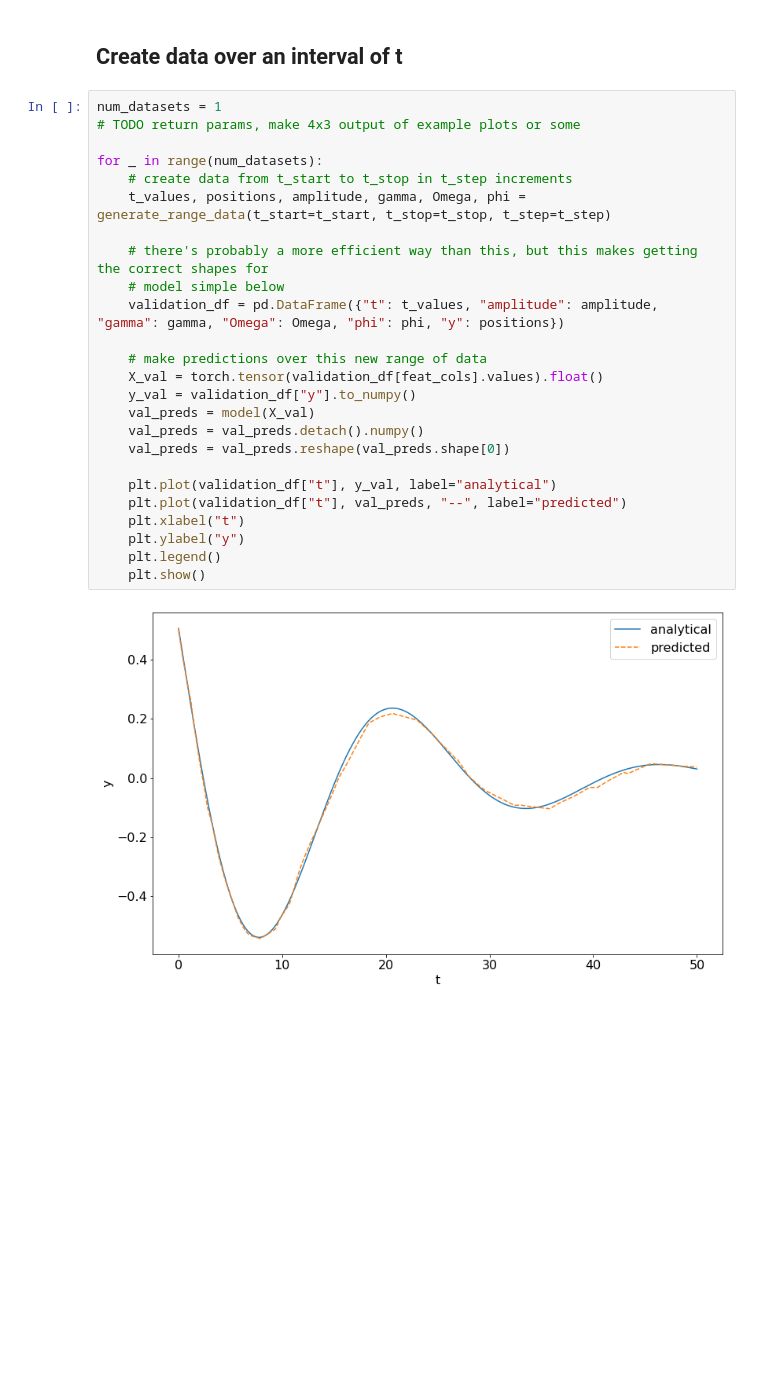
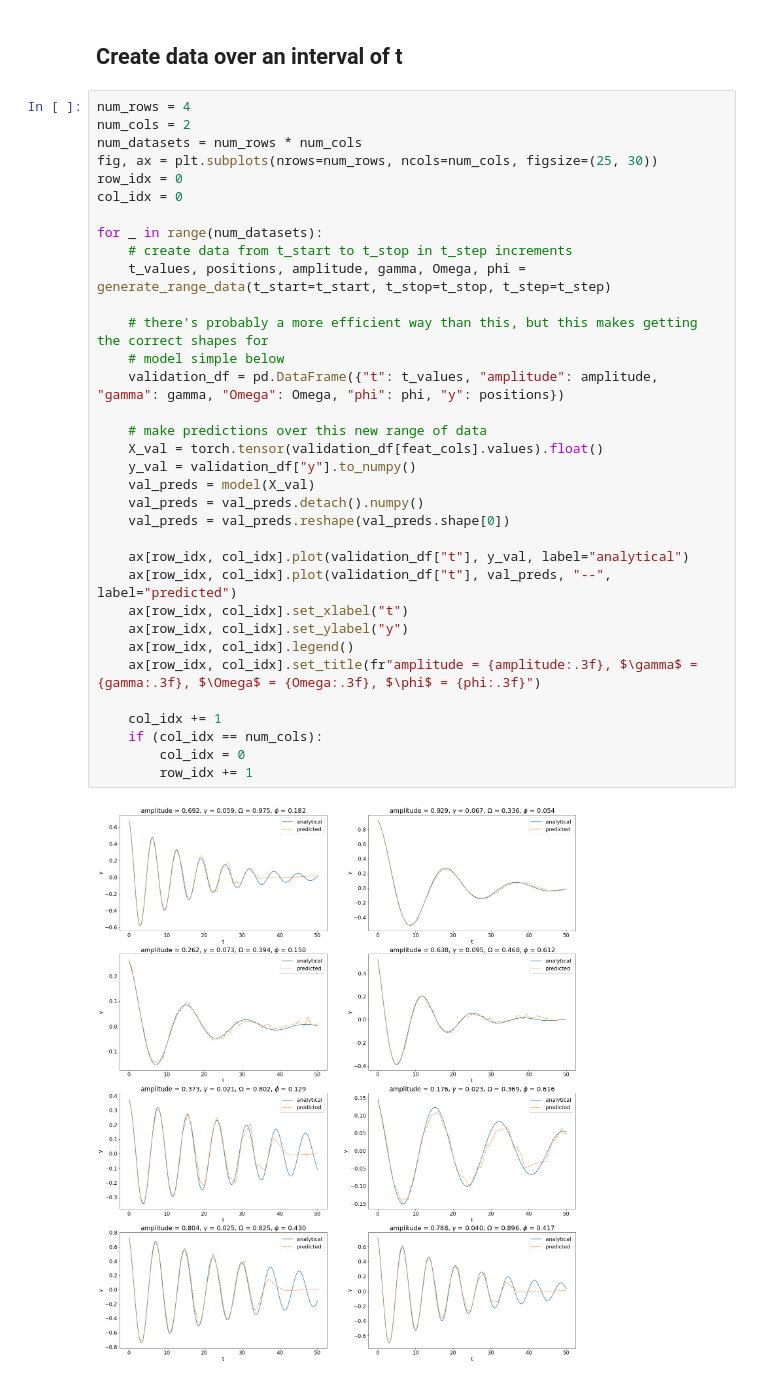
Before and after one commit to kyler-harrison/harmonic-oscillator-nn, a Jupyter notebook: underdamped_nn.ipynb, the cells around one changed output. Cells and saved outputs as stored; diff of their text form; blank space fills up the shorter version.

Commit message:
makes a bunch of validation plots now w greek letters

```diff
--- a/underdamped_nn.ipynb
+++ b/underdamped_nn.ipynb
@@ -316,29 +316,38 @@ plt.show()
 # %% [markdown]
 ## Create data over an interval of t
 # %%
-num_datasets = 1
-# TODO return params, make 4x3 output of example plots or some
+num_rows = 4
+num_cols = 2
+num_datasets = num_rows * num_cols
+fig, ax = plt.subplots(nrows=num_rows, ncols=num_cols, figsize=(25, 30))
+row_idx = 0
+col_idx = 0
 
 for _ in range(num_datasets):
     # create data from t_start to t_stop in t_step increments
     t_values, positions, amplitude, gamma, Omega, phi = generate_range_data(t_start=t_start, t_stop=t_stop, t_step=t_step)
 
     # there's probably a more efficient way than this, but this makes getting the correct shapes for
     # model simple below
     validation_df = pd.DataFrame({"t": t_values, "amplitude": amplitude, "gamma": gamma, "Omega": Omega, "phi": phi, "y": positions})
 
     # make predictions over this new range of data
     X_val = torch.tensor(validation_df[feat_cols].values).float()
     y_val = validation_df["y"].to_numpy()
     val_preds = model(X_val)
     val_preds = val_preds.detach().numpy()
     val_preds = val_preds.reshape(val_preds.shape[0])
 
-    plt.plot(validation_df["t"], y_val, label="analytical")
-    plt.plot(validation_df["t"], val_preds, "--", label="predicted")
-    plt.xlabel("t")
-    plt.ylabel("y")
-    plt.legend()
-    plt.show()
+    ax[row_idx, col_idx].plot(validation_df["t"], y_val, label="analytical")
+    ax[row_idx, col_idx].plot(validation_df["t"], val_preds, "--", label="predicted")
+    ax[row_idx, col_idx].set_xlabel("t")
+    ax[row_idx, col_idx].set_ylabel("y")
+    ax[row_idx, col_idx].legend()
+    ax[row_idx, col_idx].set_title(fr"amplitude = {amplitude:.3f}, $\gamma$ = {gamma:.3f}, $\Omega$ = {Omega:.3f}, $\phi$ = {phi:.3f}")
+
+    col_idx += 1
+    if (col_idx == num_cols):
+        col_idx = 0
+        row_idx += 1
 # %% [output]
-[figure, old version]
+[figure, new version]
```
